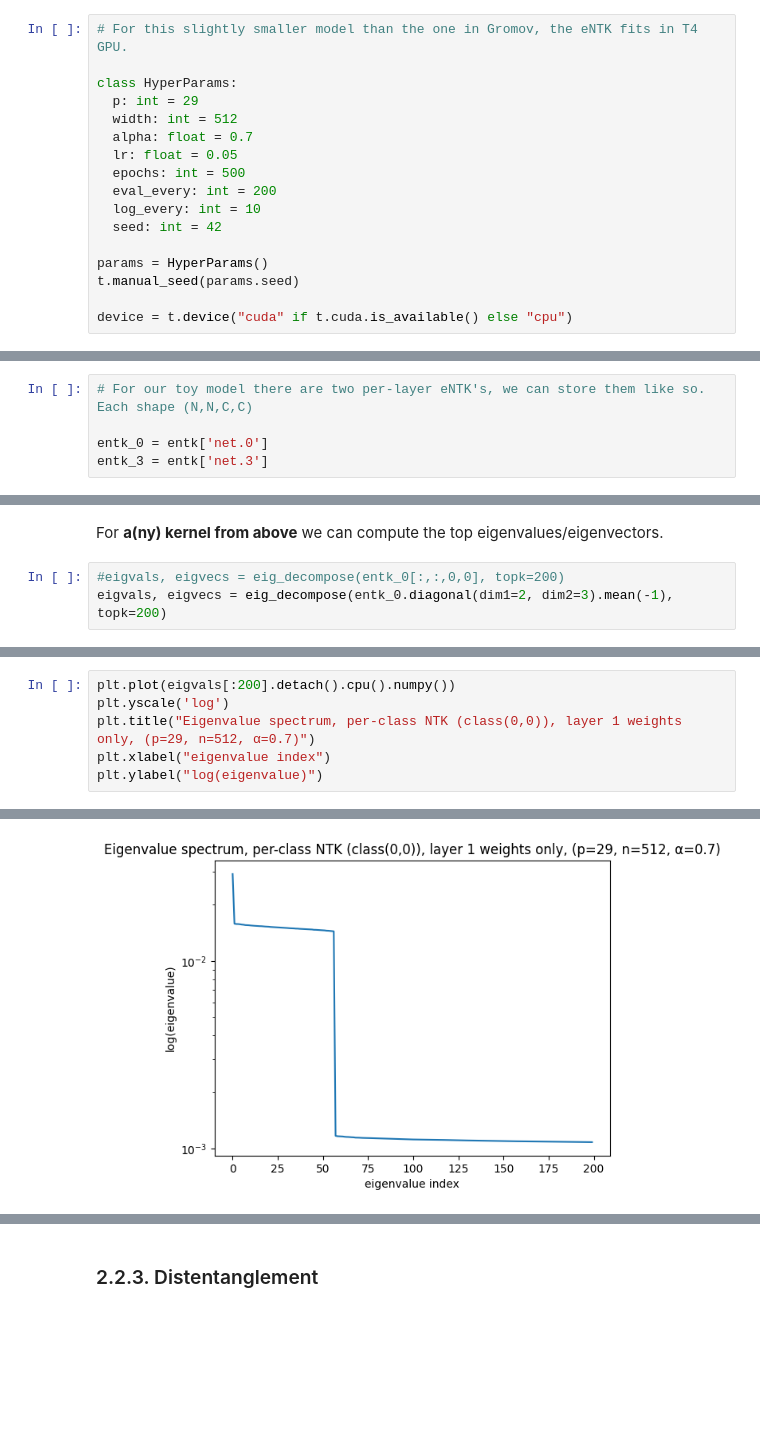
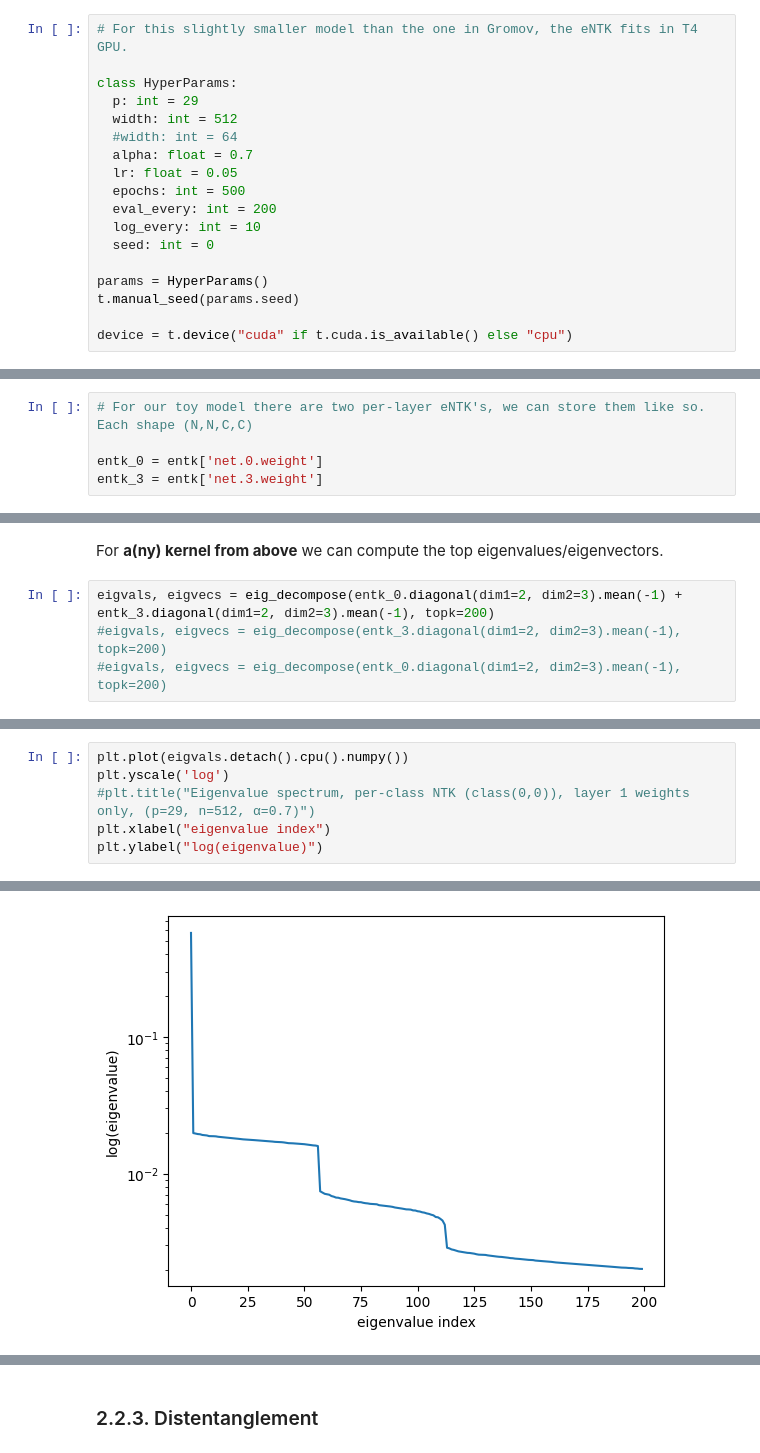
Before and after one commit to jylin04/mi-ntk, a Jupyter notebook: modular_arithmetic.ipynb, the cells around one changed output, grey strips where cells are left out. Cells and saved outputs as stored; diff of their text form; blank space fills up the shorter version.

```diff
--- a/modular_arithmetic.ipynb
+++ b/modular_arithmetic.ipynb
@@ -59,12 +59,13 @@ t.manual_seed(seed)
 class HyperParams:
   p: int = 29
   width: int = 512
+  #width: int = 64
   alpha: float = 0.7
   lr: float = 0.05
   epochs: int = 500
   eval_every: int = 200
   log_every: int = 10
-  seed: int = 42
+  seed: int = 0
 
 params = HyperParams()
 t.manual_seed(params.seed)
@@ -406,8 +681,8 @@ entk = empirical_ntk_by_layer(model.to(device), X.to(device), X.to(device))
 # %%
 # For our toy model there are two per-layer eNTK's, we can store them like so. Each shape (N,N,C,C)
 
-entk_0 = entk['net.0']
-entk_3 = entk['net.3']
+entk_0 = entk['net.0.weight']
+entk_3 = entk['net.3.weight']
 # %%
 # Also we can compute the full eNTK by summing them if we want.
 vals = list(entk.values())
@@ -419,5 +694,6 @@ for K in vals:
 # %% [markdown]
 For **a(ny) kernel from above** we can compute the top eigenvalues/eigenvectors.
 # %%
-#eigvals, eigvecs = eig_decompose(entk_0[:,:,0,0], topk=200)
-eigvals, eigvecs = eig_decompose(entk_0.diagonal(dim1=2, dim2=3).mean(-1), topk=200)
+eigvals, eigvecs = eig_decompose(entk_0.diagonal(dim1=2, dim2=3).mean(-1) + entk_3.diagonal(dim1=2, dim2=3).mean(-1), topk=200)
+#eigvals, eigvecs = eig_decompose(entk_3.diagonal(dim1=2, dim2=3).mean(-1), topk=200)
+#eigvals, eigvecs = eig_decompose(entk_0.diagonal(dim1=2, dim2=3).mean(-1), topk=200)
@@ -424,9 +713,9 @@ eigvals, eigvecs = eig_decompose(entk_0.diagonal(dim1=2, dim2=3).mean(-1), topk=
 # %%
-plt.plot(eigvals[:200].detach().cpu().numpy())
+plt.plot(eigvals.detach().cpu().numpy())
 plt.yscale('log')
-plt.title("Eigenvalue spectrum, per-class NTK (class(0,0)), layer 1 weights only, (p=29, n=512, α=0.7)")
+#plt.title("Eigenvalue spectrum, per-class NTK (class(0,0)), layer 1 weights only, (p=29, n=512, α=0.7)")
 plt.xlabel("eigenvalue index")
 plt.ylabel("log(eigenvalue)")
 # %% [output]
 Text(0, 0.5, 'log(eigenvalue)')
-[figure, old version]
+[figure, new version]
```
Also changed, not shown: parts of 53 cells of this notebook.
